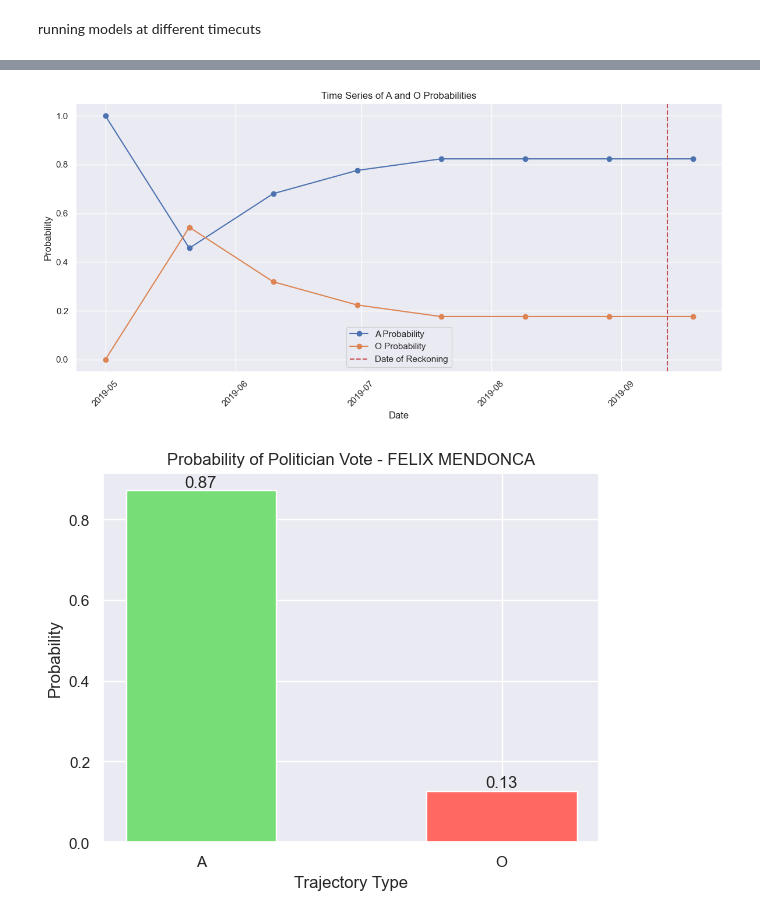
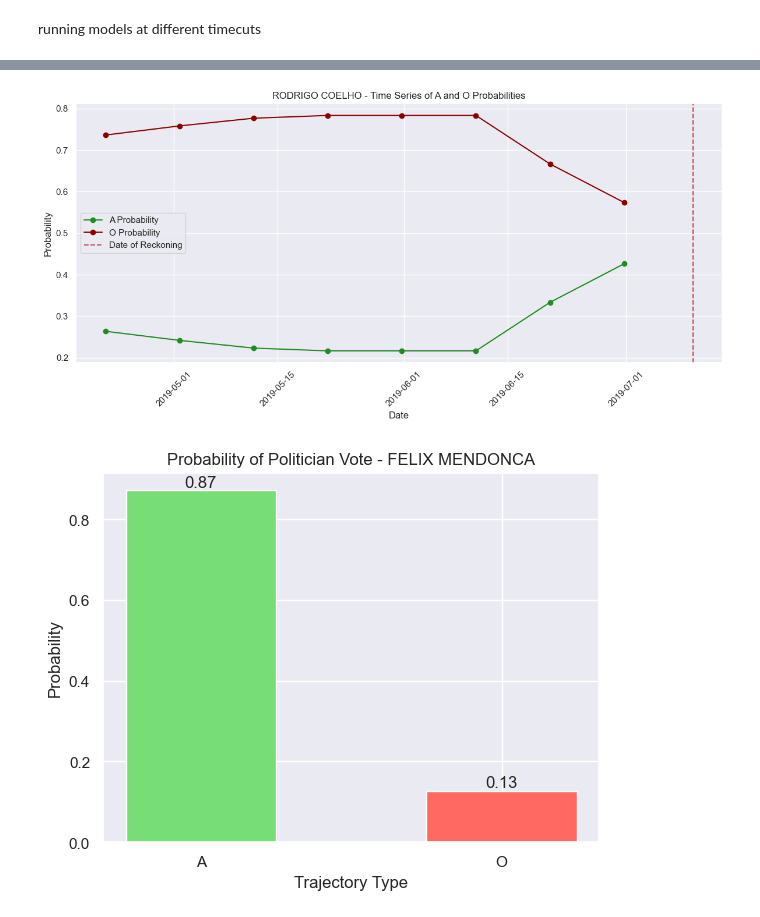
Before and after one commit to JoaoRibeiroMedeiros/political, a Jupyter notebook: notebooks/01-ProbabilityTests.ipynb, the cells around one changed output, grey strips where cells are left out. Drawn from its saved outputs; the diff is of its cells as text; code cells hidden in the pictures.

Commit message:
refactor probability evolution for single politican

```diff
--- a/notebooks/01-ProbabilityTests.ipynb
+++ b/notebooks/01-ProbabilityTests.ipynb
@@ -30,19 +31,13 @@ data_deputados_path = "data/DEPUTADOS_FINAL.csv"
 
 lambd = 0.1
 delta = 0.01
-lag = 20
+lag = 10 # days
 
 date_of_reckoning = datetime(2019,7,10)
-cut_data_at_time = datetime(2019,5,12)
-probability_analysis = ModelStats(data_path, data_deputados_path, simulate_time = cut_data_at_time)
 
-probability_analysis = probability_analysis.get_votes(lambd, delta, lag, date_of_reckoning )
-probability_analysis = probability_analysis.get_changes()
-probability_analysis = probability_analysis.get_fluxes()
+probability_analysis = ProbabilityAnalysis(data_path, data_deputados_path)
+probability_analysis = probability_analysis.get_timeframes(lag= lag, day_of_reckoning=date_of_reckoning)
 
 ids = probability_analysis.get_politicians()
 probability_analysis= probability_analysis.get_statement_volatility()
-
 tau = probability_analysis.get_all_statements_per_politician(267)
-
-A_trajectories, O_trajectories, all_trajectories, set_probability = probability_analysis.calculate_single_vote_probability(np.int64(267))
@@ -72,6 +44,4 @@ simulating for imperfect knowledge at each d iteration
-# %%
-date_of_reckoning = datetime(2019,9,12)
-
-first_cut_data_at_time = datetime(2019, 5, 1)
-
-data_time_cuts = [first_cut_data_at_time + i*timedelta(days = 20) for i in range(8)]
+# %%
+
+high_volatility_ids = probability_analysis.get_high_statement_volatility_politicians()
+from_id_to_name_high_vol, from_name_to_id_high_vol, high_volatility_politican_info = probability_analysis.get_high_statement_volatility_info()
@@ -118,0 +70,2 @@ opinion_analysis
+# %%
+from_time_cut_to_probability = probability_analysis.get_politician_probability_evolution(lambd, delta,  id_politico = 428 )
@@ -119,8 +111,8 @@ opinion_analysis
 # %%
 
-plot_prob_evolution(from_time_cut_to_probability)
+plot_prob_evolution(from_time_cut_to_probability, date_of_reckoning=date_of_reckoning, name = from_id_to_name_high_vol[428])
 # %% [output]
-[figure, old version]
+[figure, new version]
 # %%
 # set_probability
 bars = plt.bar(set_probability.keys(), set_probability.values(), width=0.5, color=['#77dd77', '#ff6961'])
```
Also changed, not shown: parts of 14 cells of this notebook, 5 other files.
